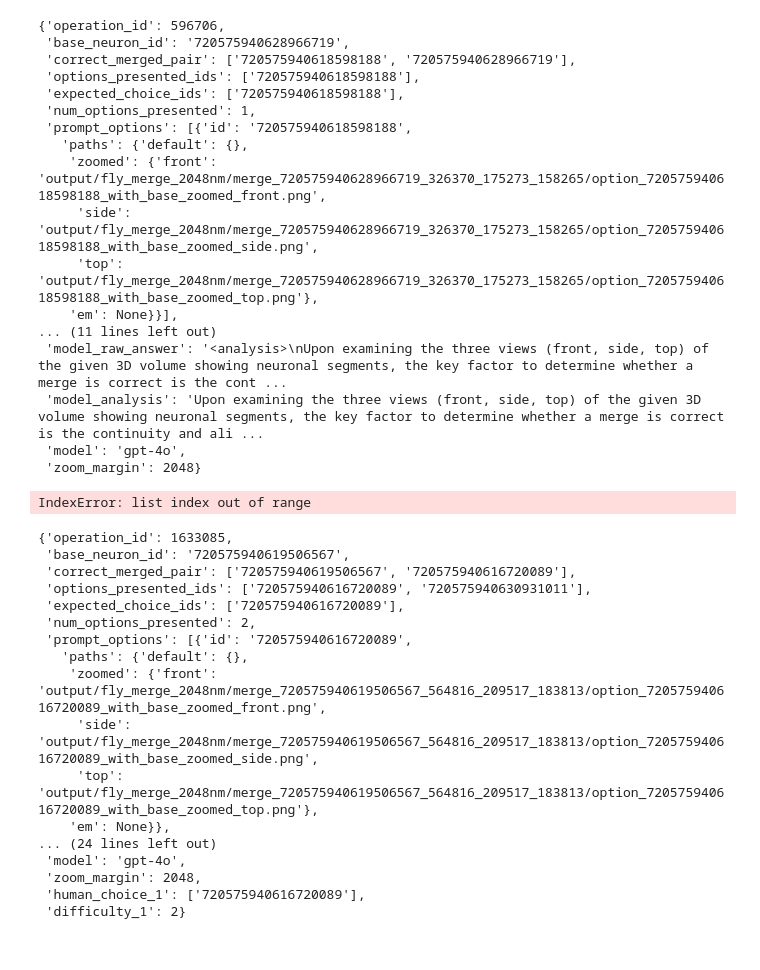
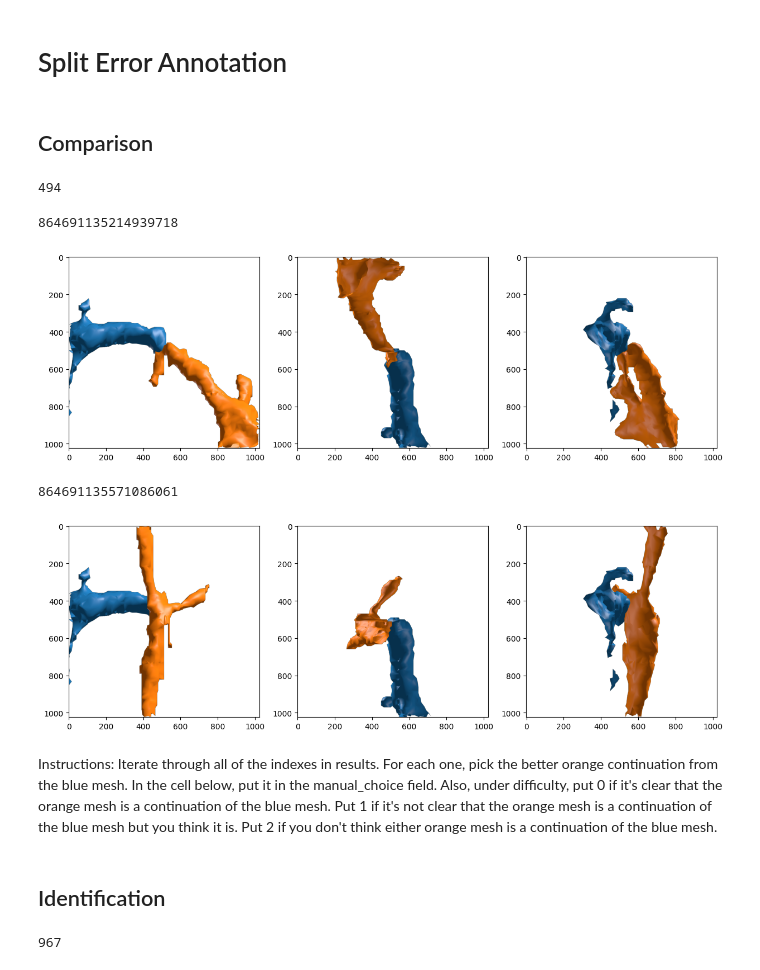
Before and after one commit to jffbrwn2/ConnectomeBench, a Jupyter notebook: scripts/split_error_annotation.ipynb, the cells around one changed output. Saved outputs shown, nothing was run; the diff lists cells and outputs as text; code cells hidden in the pictures.

```diff
--- a/scripts/split_error_annotation.ipynb
+++ b/scripts/split_error_annotation.ipynb
@@ -8,4 +8,8 @@ from sklearn.metrics import confusion_matrix, ConfusionMatrixDisplay
 from collections import Counter
 import os
 import json
+# %% [markdown]
+# Split Error Annotation
+# %% [markdown]
+## Comparison
 # %%
@@ -14,50 +18,34 @@ filename = "merge_comparison_results_20250514_160709.json"
 with open(f"./output/{species}_merge_2048nm/{filename}", "r") as f:
     results = json.load(f)
-# %%
-results[0]
-# %% [output]
-{'operation_id': 596706,
- 'base_neuron_id': '720575940628966719',
- 'correct_merged_pair': ['720575940618598188', '720575940628966719'],
- 'options_presented_ids': ['720575940618598188'],
- 'expected_choice_ids': ['720575940618598188'],
- 'num_options_presented': 1,
- 'prompt_options': [{'id': '720575940618598188',
-   'paths': {'default': {},
-    'zoomed': {'front': 'output/fly_merge_2048nm/merge_720575940628966719_326370_175273_158265/option_720575940618598188_with_base_zoomed_front.png',
-     'side': 'output/fly_merge_2048nm/merge_720575940628966719_326370_175273_158265/option_720575940618598188_with_base_zoomed_side.png',
-     'top': 'output/fly_merge_2048nm/merge_720575940628966719_326370_175273_158265/option_720575940618598188_with_base_zoomed_top.png'},
-    'em': None}}],
-... (11 lines left out)
- 'model_raw_answer': '<analysis>\nUpon examining the three views (front, side, top) of the given 3D volume showing neuronal segments, the key factor to determine whether a merge is correct is the cont ...
- 'model_analysis': 'Upon examining the three views (front, side, top) of the given 3D volume showing neuronal segments, the key factor to determine whether a merge is correct is the continuity and ali ...
- 'model': 'gpt-4o',
- 'zoom_margin': 2048}
+# %%
+len(results)
+# %% [output]
+494
 # %%
-neuron_idx =298
-# proofread_root_id = results.iloc[neuron_idx]['proofread root id']
-# current_root_id = results.iloc[neuron_idx]['current root id']
+neuron_idx =0
+
 
 for i in range(len(results[neuron_idx]['prompt_options'])):
     results[neuron_idx]['prompt_options'][i]['paths']['zoomed']['front']
 
     front_path = results[neuron_idx]['prompt_options'][i]['paths']['zoomed']['front']
     side_path = results[neuron_idx]['prompt_options'][i]['paths']['zoomed']['side']
     top_path = results[neuron_idx]['prompt_options'][i]['paths']['zoomed']['top']
 
     front_img = np.asarray(Image.open(front_path))
     side_img = np.asarray(Image.open(side_path))
     top_img = np.asarray(Image.open(top_path))
     print(results[neuron_idx]['prompt_options'][i]['id'])
     fig, ax = plt.subplots(1, 3, figsize=(15, 5))
     ax[0].imshow(front_img)
     ax[1].imshow(side_img)
     ax[2].imshow(top_img)
     plt.show()
-    # print(f"{proofread_root_id}_{current_root_id}")
-    # print(f"BBox size: {results.iloc[neuron_idx]["xmax"] - results.iloc[neuron_idx]["xmin"]} x {results.iloc[neuron_idx]["ymax"] - results.iloc[neuron_idx]["ymin"]} x {results.iloc[neuron_idx]["zmax"] - results.iloc[neuron_idx]["zmin"]} nm")
-    # print(f"{results.loc[neuron_idx, "human answer 1"]}")
-    # print(f"{results.loc[neuron_idx, "confidence 1"]}")
 # %% [output]
-IndexError: list index out of range
+864691135214939718
+[figure, added]
+864691135571086061
+[figure, added]
+# %% [markdown]
+Instructions: Iterate through all of the indexes in results. For each one, pick the better orange continuation from the blue mesh. In the cell below, put it in the manual_choice field. Also, under difficulty, put 0 if it's clear that the orange mesh is a continuation of the blue mesh. Put 1 if it's not clear that the orange mesh is a continuation of the blue mesh but you think it is. Put 2 if you don't think either orange mesh is a continuation of the blue mesh.
 # %%
@@ -66,21 +54 @@ results[neuron_idx]['difficulty_1'] = 1
-# %%
-results[neuron_idx]
-# %% [output]
-{'operation_id': 1633085,
- 'base_neuron_id': '720575940619506567',
- 'correct_merged_pair': ['720575940619506567', '720575940616720089'],
- 'options_presented_ids': ['720575940616720089', '720575940630931011'],
- 'expected_choice_ids': ['720575940616720089'],
- 'num_options_presented': 2,
- 'prompt_options': [{'id': '720575940616720089',
-   'paths': {'default': {},
-    'zoomed': {'front': 'output/fly_merge_2048nm/merge_720575940619506567_564816_209517_183813/option_720575940616720089_with_base_zoomed_front.png',
-     'side': 'output/fly_merge_2048nm/merge_720575940619506567_564816_209517_183813/option_720575940616720089_with_base_zoomed_side.png',
-     'top': 'output/fly_merge_2048nm/merge_720575940619506567_564816_209517_183813/option_720575940616720089_with_base_zoomed_top.png'},
-    'em': None}},
-... (24 lines left out)
- 'model': 'gpt-4o',
- 'zoom_margin': 2048,
- 'human_choice_1': ['720575940616720089'],
- 'difficulty_1': 2}
 # %%
@@ -89,0 +58,2 @@ results[neuron_idx]
+# %% [markdown]
+## Identification
@@ -89,0 +67,4 @@ results[neuron_idx]
+# %%
+len(results)
+# %% [output]
+967
```
Also changed, not shown: parts of 24 cells of this notebook, 2 other files.
